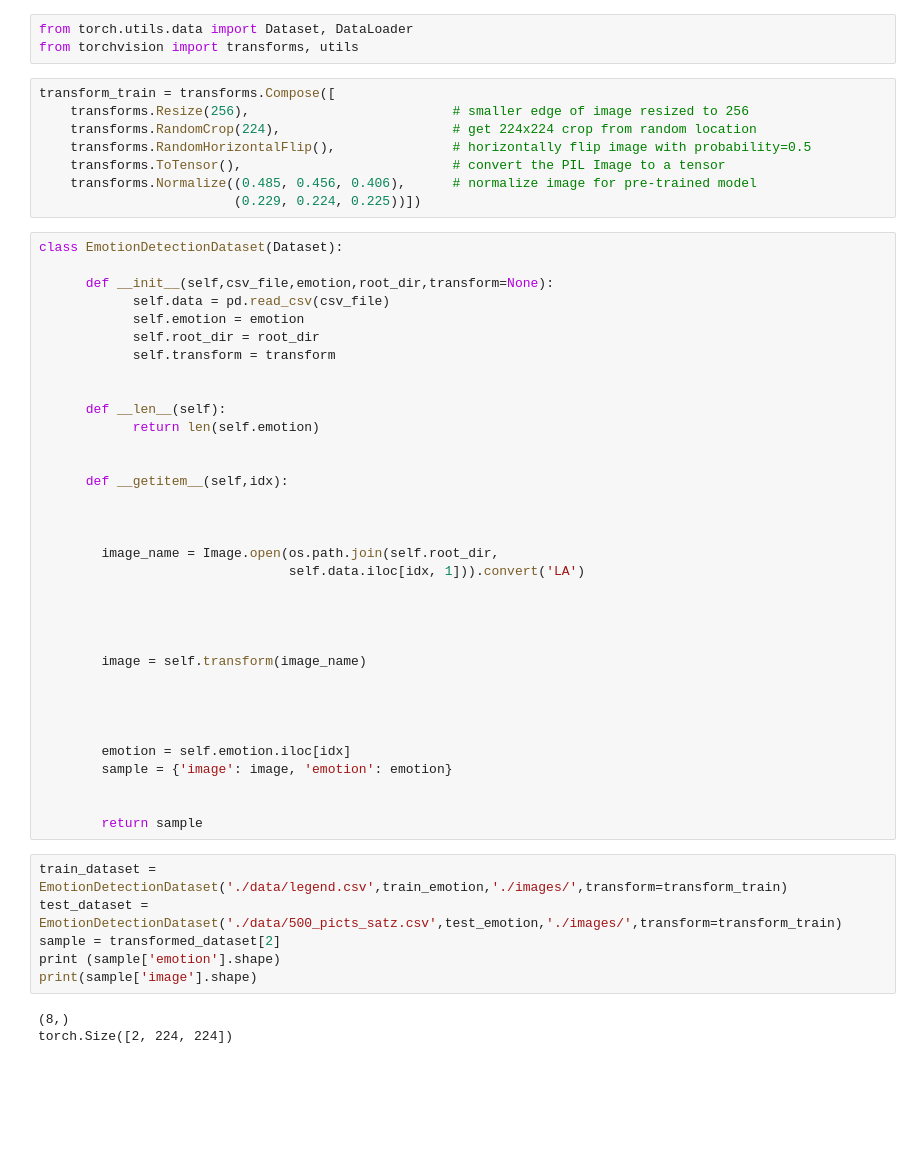
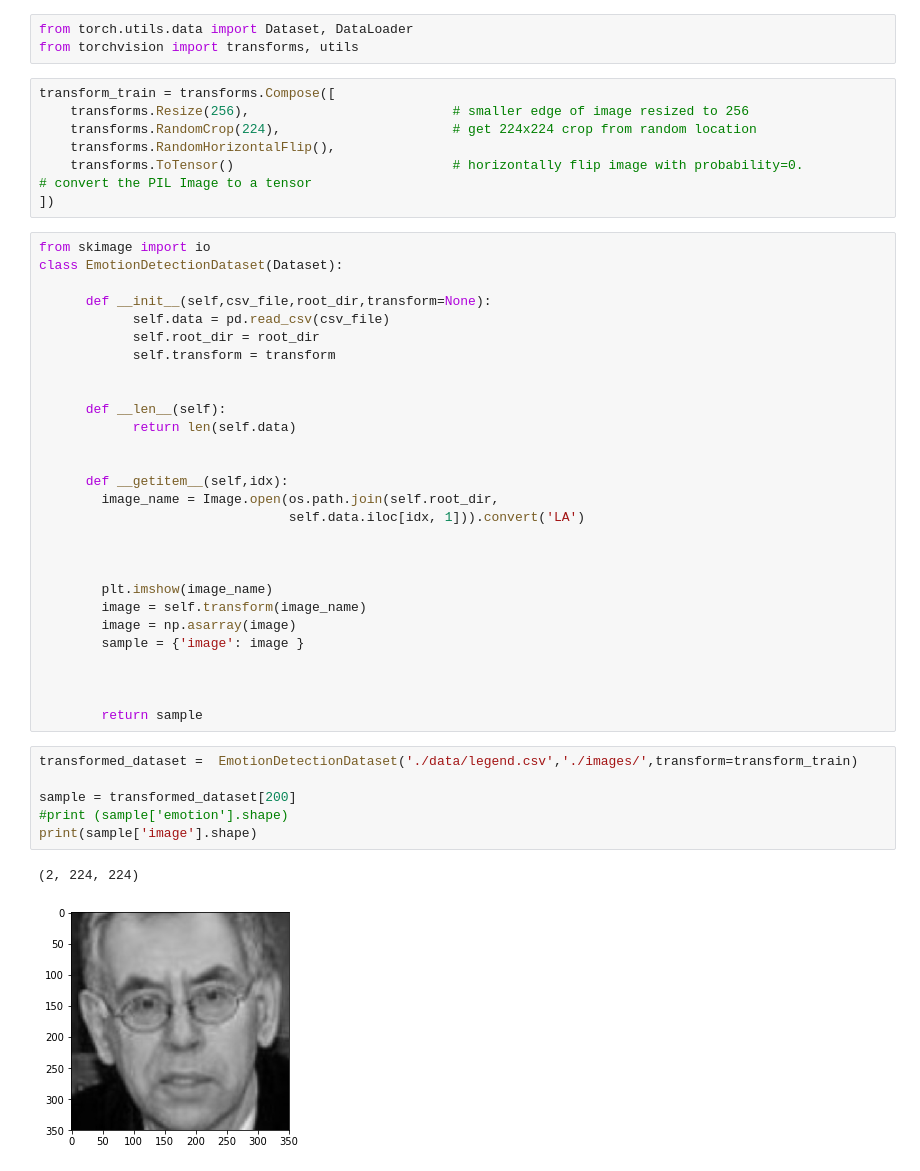
Before and after one commit to jindeshubham/emotion_detection, a Jupyter notebook: main.ipynb, the cells around one changed output. Drawn from its saved outputs; the diff is of its cells as text; blank space fills up the shorter version.

```diff
--- a/main.ipynb
+++ b/main.ipynb
@@ -25,51 +29,44 @@ from torchvision import transforms, utils
 transform_train = transforms.Compose([
     transforms.Resize(256),                          # smaller edge of image resized to 256
     transforms.RandomCrop(224),                      # get 224x224 crop from random location
-    transforms.RandomHorizontalFlip(),               # horizontally flip image with probability=0.5
-    transforms.ToTensor(),                           # convert the PIL Image to a tensor
-    transforms.Normalize((0.485, 0.456, 0.406),      # normalize image for pre-trained model
-                         (0.229, 0.224, 0.225))])
+    transforms.RandomHorizontalFlip(),
+    transforms.ToTensor()                            # horizontally flip image with probability=0.                  # convert the PIL Image to a tensor
+])
 # %%
+from skimage import io
 class EmotionDetectionDataset(Dataset):
 
-      def __init__(self,csv_file,emotion,root_dir,transform=None):
+      def __init__(self,csv_file,root_dir,transform=None):
             self.data = pd.read_csv(csv_file)
-            self.emotion = emotion
             self.root_dir = root_dir
             self.transform = transform
 
 
       def __len__(self):
-            return len(self.emotion)
+            return len(self.data)
 
 
       def __getitem__(self,idx):
-
-
-
         image_name = Image.open(os.path.join(self.root_dir,
                                 self.data.iloc[idx, 1])).convert('LA')
 
 
 
-
+        plt.imshow(image_name)
         image = self.transform(image_name)
+        image = np.asarray(image)
+        sample = {'image': image }
 
 
 
-
-        emotion = self.emotion.iloc[idx]
-        sample = {'image': image, 'emotion': emotion}
-
-
         return sample
 # %%
-train_dataset =  EmotionDetectionDataset('./data/legend.csv',train_emotion,'./images/',transform=transform_train)
-test_dataset = EmotionDetectionDataset('./data/500_picts_satz.csv',test_emotion,'./images/',transform=transform_train)
-sample = transformed_dataset[2]
-print (sample['emotion'].shape)
+transformed_dataset =  EmotionDetectionDataset('./data/legend.csv','./images/',transform=transform_train)
+
+sample = transformed_dataset[200]
+#print (sample['emotion'].shape)
 print(sample['image'].shape)
 # %% [output]
-(8,)
-torch.Size([2, 224, 224])
+(2, 224, 224)
+[figure, added]
 # %%
```
Also changed, not shown: parts of 9 cells of this notebook, 1 other file.
